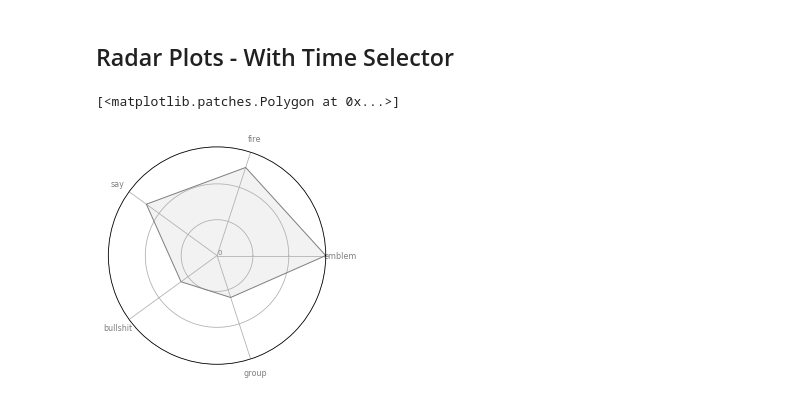
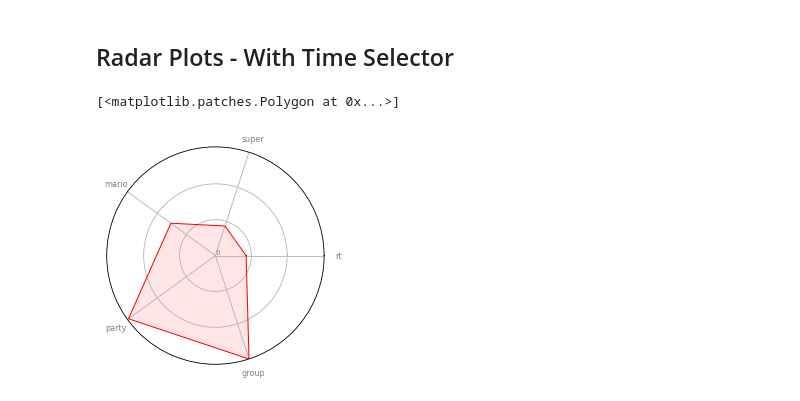
Before and after one commit to Laura-ShummonMaass/Nintendo_E3_Sentiment_Analysis, a Jupyter notebook: 2018_cleaning_and_trends_radars.ipynb, the cells around one changed output. Drawn from its saved outputs; the diff is of its cells as text; code cells hidden in the pictures.

```diff
--- a/2018_cleaning_and_trends_radars.ipynb
+++ b/2018_cleaning_and_trends_radars.ipynb
@@ -249,13 +157,6 @@ Reset Index
 df = df.reset_index()
 # %% [markdown]
 ## Vader Sentiments
-# %%
-def vader_sentiment(df1):
-    analyzer = SentimentIntensityAnalyzer()
-    vader_output = []
-    for tweet in df1['text']:
-        vader_output.append(analyzer.polarity_scores(tweet))
-    return vader_output
 # %%
 vader_output = vader_sentiment(df)
 # %%
@@ -264,32 +165,8 @@ matrix_df = json_normalize(vader_output)
 df = pd.concat([df, matrix_df], axis=1)
 # %% [markdown]
 ## Trend Lines - Grouped by 5 Seconds
-# %%
-def unique_seconds_list(df1):
-    '''Creates a list of every unique second in the dataframe's .time. col.'''
-    unique_seconds = []
-    for times in df1['.time.']:
-        all_times = []
-        all_times.append(times)
-        for i in all_times:
-            if not i in unique_seconds:
-                unique_seconds.append(i)
-    return unique_seconds
 # %%
 unique_seconds = unique_seconds_list(df)
-# %%
-def second_groupings(seconds, seconds_list):
-    '''Returns a list with len equal to the rows of the dataframe.'''
-    '''Assigns each tweet to a group dependant on it's time.'''
-    second_groups = []
-    for second in seconds_list:
-        if len(second_groups)==0:
-            second_groups.append(1)
-        elif len(second_groups)%seconds != 0:
-            second_groups.append(second_groups[-1])
-        else:
-            second_groups.append(second_groups[-1]+1)
-    return second_groups # creates a list to be mapped back to the df for grouping
 # %%
 list_of_second_groups = second_groupings(5, unique_seconds)
 # %%
@@ -569,8 +192,8 @@ def automating_radar_plots(df1,
 # %%
-automating_radar_plots(df,
+automated_radar_plots(df,
                            start_time='16:07:24',
                            end_time='16:08:36',
-                           which_five='bottom')
+                           which_five='top')
 # %% [output]
 [<matplotlib.patches.Polygon at 0x...>]
-[figure, old version]
+[figure, new version]
```
Also changed, not shown: parts of 18 cells of this notebook, 2 other files.
